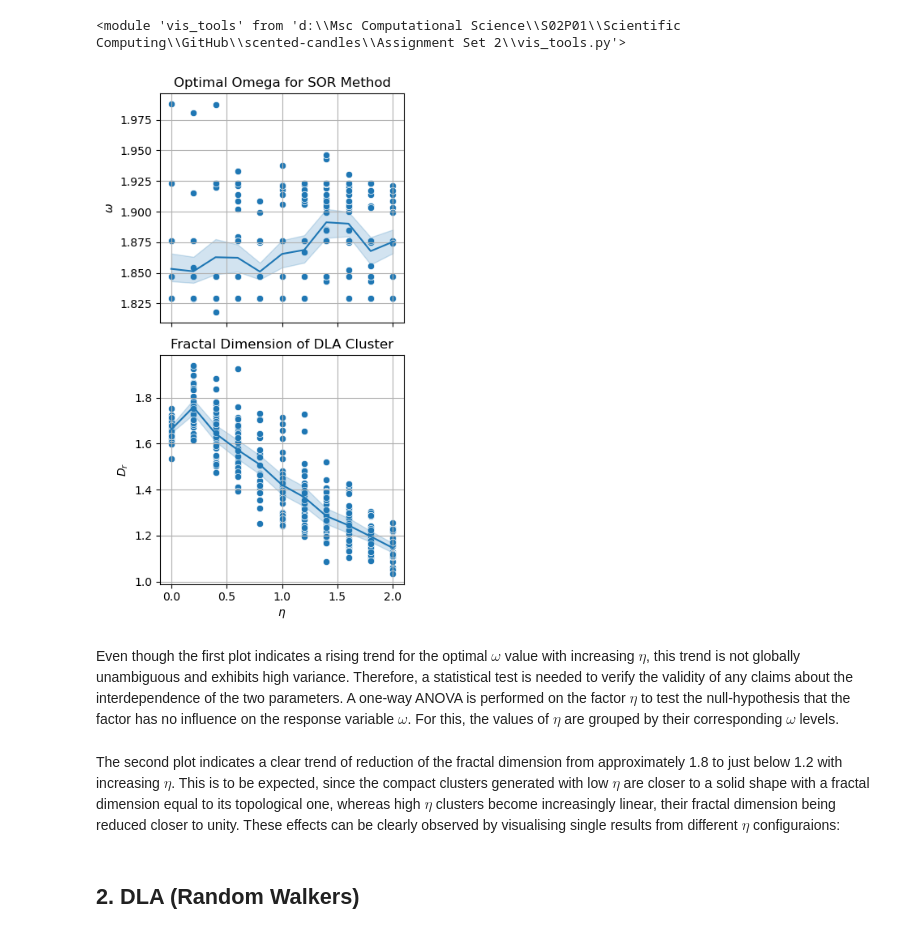
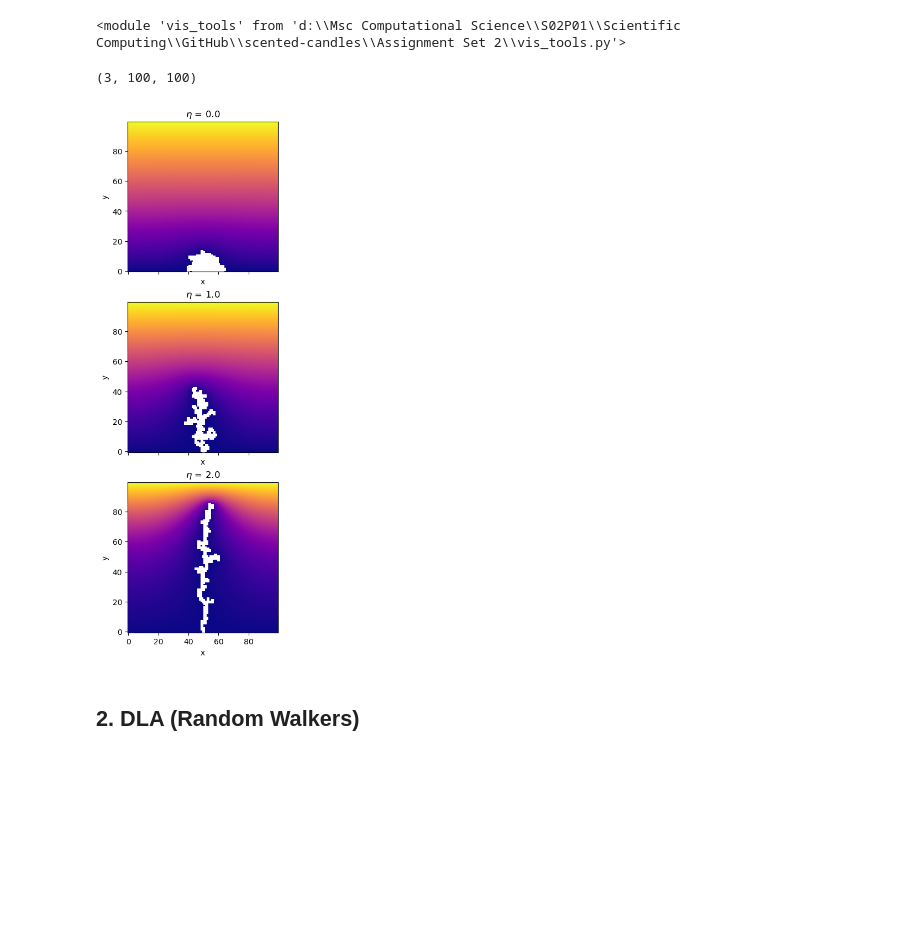
Before and after one commit to mboyan/scented-candles, a Jupyter notebook: Assignment Set 2/AssignmentSet2.ipynb, the cells around one changed output. Cells and saved outputs as stored; diff of their text form; code cells hidden in the pictures; blank space fills up the shorter version.

```diff
--- a/Assignment Set 2/AssignmentSet2.ipynb
+++ b/Assignment Set 2/AssignmentSet2.ipynb
@@ -119,3 +124,10 @@ vis.plot_dla_diffusion(c_grids[ind_a][ind_b], cluster_grids[ind_a][ind_b])
 [figure]
 # %% [markdown]
 In the analysis of the results, the influence of $\eta$ over the optimal $\omega$ and the fractal dimension $D_r$ is examined through plots showing the mean values and a 95% confidence interval.
+# %%
+df_sim_results = pd.read_csv("dla_diffusion_results.csv")
+c_grids = np.fromfile("dla_diffusion_c_grids.npy")
+cluster_grids = np.fromfile("dla_diffusion_cluster_grids.npy")
+# %%
+c_grids = c_grids.reshape(11, 30, 100, 100)
+cluster_grids = cluster_grids.reshape(11, 30, 100, 100)
@@ -123,9 +153,3 @@ In the analysis of the results, the influence of $\eta$ over the optimal $\omega
 reload(vis)
 # %% [output]
 <module 'vis_tools' from 'd:\\Msc Computational Science\\S02P01\\Scientific Computing\\GitHub\\scented-candles\\Assignment Set 2\\vis_tools.py'>
-# %%
-vis.plot_dla_diff_sim_params(df_sim_results)
-# %% [output]
-[figure, removed]
-# %% [markdown]
-Even though the first plot indicates a rising trend for the optimal $\omega$ value with increasing $\eta$, this trend is not globally unambiguous and exhibits high variance. Therefore, a statistical test is needed to verify the validity of any claims about the interdependence of the two parameters. A one-way ANOVA is performed on the factor $\eta$ to test the null-hypothesis that the factor has no influence on the response variable $\omega$. For this, the values of $\eta$ are grouped by their corresponding $\omega$ levels.
@@ -135,5 +156,17 @@ f_stat, p_val =
-# %% [markdown]
-The second plot indicates a clear trend of reduction of the fractal dimension from approximately 1.8 to just below 1.2 with increasing $\eta$. This is to be expected, since the compact clusters generated with low $\eta$ are closer to a solid shape with a fractal dimension equal to its topological one, whereas high $\eta$ clusters become increasingly linear, their fractal dimension being reduced closer to unity. These effects can be clearly observed by visualising single results from different $\eta$ configuraions:
+# %%
+etas_plot = [0.0, 1.0, 2.0]
+
+# Get index of first simulations in DataFrame for each eta
+eta_indices = [df_sim_results[df_sim_results['$\eta$'] == eta].index[0] for eta in etas_plot]
+c_grids_plot = c_grids.reshape(-1, c_grids.shape[-2], c_grids.shape[-1])[eta_indices]
+cluster_grids_plot = cluster_grids.reshape(-1, cluster_grids.shape[-2], cluster_grids.shape[-1])[eta_indices]
+
+print(c_grids_plot.shape)
+
+vis.plot_dla_diff_eta_snapshots(c_grids_plot, cluster_grids_plot, etas_plot)
+# %% [output]
+(3, 100, 100)
+[figure, added]
 # %% [markdown]
 ## 2. DLA (Random Walkers)
 # %% [markdown]
```
Also changed, not shown: parts of 12 cells of this notebook, 2 other files.
